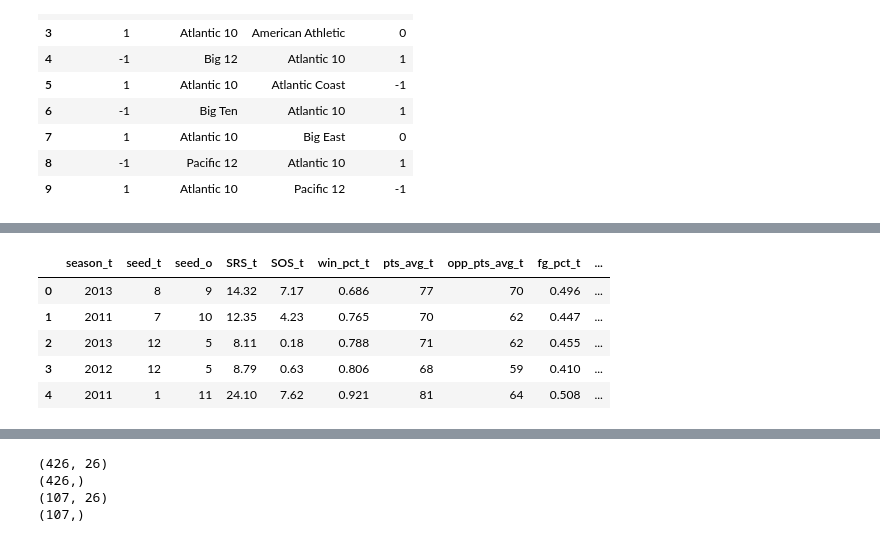
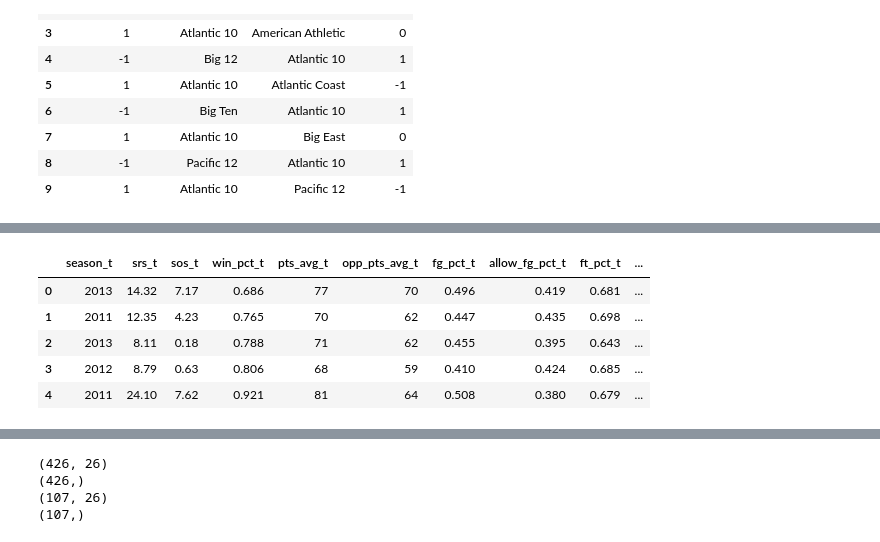
Before and after one commit to chipk215/ncaa_basketball, a Jupyter notebook: Models/Tournament_Model_AdaBoost-Delta.ipynb, the cells around one changed output, grey strips where cells are left out. Drawn from its saved outputs; the diff is of its cells as text; code cells hidden in the pictures.

```diff
--- a/Models/Tournament_Model_AdaBoost-Delta.ipynb
+++ b/Models/Tournament_Model_AdaBoost-Delta.ipynb
@@ -73,3 +73,6 @@ summary_data.dropna(inplace=True)
 print(summary_data.shape)
 # %% [output]
 (2772, 22)
+# %%
+summary_data.rename(str.lower, axis='columns', inplace=True)
+summary_data.head()
@@ -204,7 +214,7 @@ tourney_data.drop(columns=['season_y'],inplace=True)
 tourney_data = tourney_data.merge(summary_data, left_on=['start_season','opp_team_id'],
                                 right_on=['season', 'team_id'], how='left',suffixes=('_t','_o'))
 
-tourney_data.drop(columns=['School_t','School_o','Games_t','Games_o','team_id_o'],inplace=True)
+tourney_data.drop(columns=['school_t','school_o','games_t','games_o','team_id_o'],inplace=True)
 
 tourney_data = tourney_data.join(teams, on='team_id_t', how='left')
 tourney_data = tourney_data.join(teams, on='opp_team_id', how='left', lsuffix='_t', rsuffix='_o')
@@ -243,6 +253,8 @@ tourney_comp_ratings = temp_merge.merge(computer_rankings,left_on=['season_t','t
                                 right_on=['season', 'kaggle_id'], how='left',suffixes=('_t','_o'))
 
 tourney_comp_ratings.drop(columns=['Team','season','win_pct','kaggle_id'],inplace=True)
+
+tourney_comp_ratings.rename(str.lower, axis='columns', inplace=True)
 tourney_comp_ratings.head()
 # %% [output]
 |  | season_t | round | game_date | seed_t | team_t | team_id_t | seed_o | team_o | team_id_o | game_result | ... |
@@ -293,12 +359,14 @@ tourney_comp_ratings.head()
 # %%
-feature_data = tourney_comp_ratings.drop(columns=['round','game_date','team_t','team_id_t','team_id_o',
-                                         'team_o','team_id_o','game_result','start_season','Game Result',
+feature_data = tourney_comp_ratings.drop(columns=['round','game_date','seed_t','team_t','team_id_t','team_id_o',
+                                         'team_o','seed_o','team_id_o','game_result','start_season','game result',
                                          'conf_name_t','conf_name_o']).copy()
+
+
 feature_data.head()
 # %% [output]
-|  | season_t | seed_t | seed_o | SRS_t | SOS_t | win_pct_t | pts_avg_t | opp_pts_avg_t | fg_pct_t | ... |
-| 0 | 2013 | 8 | 9 | 14.32 | 7.17 | 0.686 | 77 | 70 | 0.496 | ... |
-| 1 | 2011 | 7 | 10 | 12.35 | 4.23 | 0.765 | 70 | 62 | 0.447 | ... |
-| 2 | 2013 | 12 | 5 | 8.11 | 0.18 | 0.788 | 71 | 62 | 0.455 | ... |
-| 3 | 2012 | 12 | 5 | 8.79 | 0.63 | 0.806 | 68 | 59 | 0.410 | ... |
-| 4 | 2011 | 1 | 11 | 24.10 | 7.62 | 0.921 | 81 | 64 | 0.508 | ... |
+|  | season_t | srs_t | sos_t | win_pct_t | pts_avg_t | opp_pts_avg_t | fg_pct_t | allow_fg_pct_t | ft_pct_t | ... |
+| 0 | 2013 | 14.32 | 7.17 | 0.686 | 77 | 70 | 0.496 | 0.419 | 0.681 | ... |
+| 1 | 2011 | 12.35 | 4.23 | 0.765 | 70 | 62 | 0.447 | 0.435 | 0.698 | ... |
+| 2 | 2013 | 8.11 | 0.18 | 0.788 | 71 | 62 | 0.455 | 0.395 | 0.643 | ... |
+| 3 | 2012 | 8.79 | 0.63 | 0.806 | 68 | 59 | 0.410 | 0.424 | 0.685 | ... |
+| 4 | 2011 | 24.10 | 7.62 | 0.921 | 81 | 64 | 0.508 | 0.380 | 0.679 | ... |
```
Also changed, not shown: parts of 25 cells of this notebook, 2 other files.
